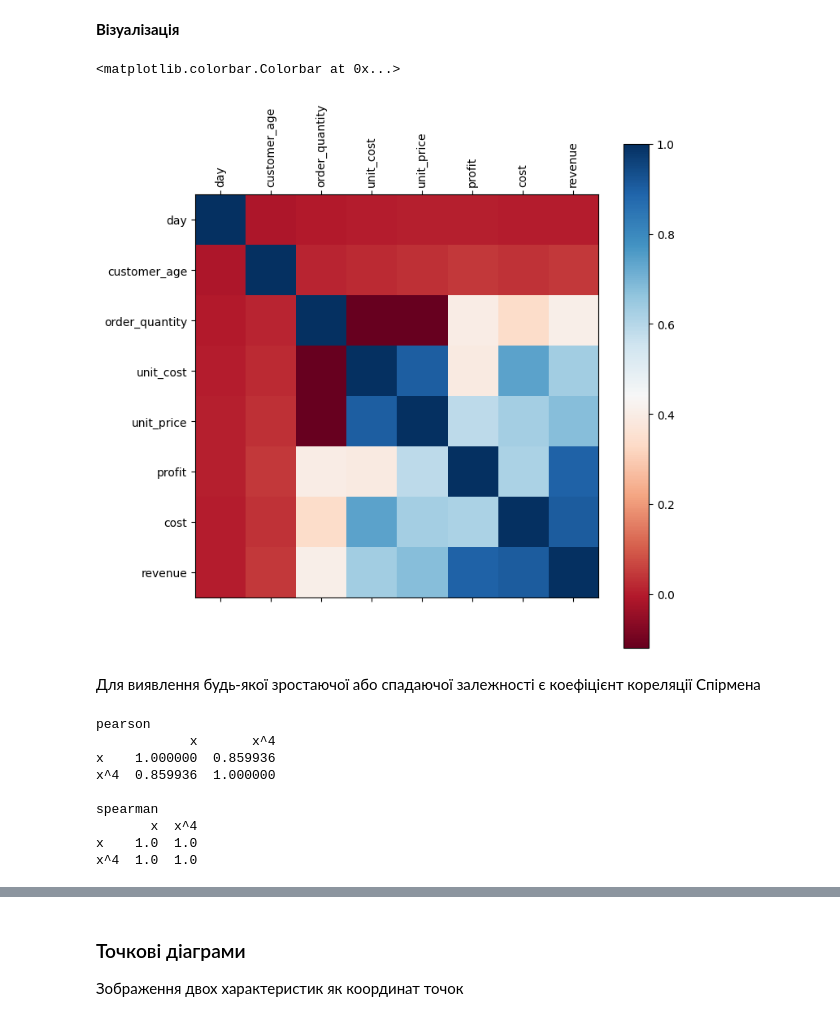
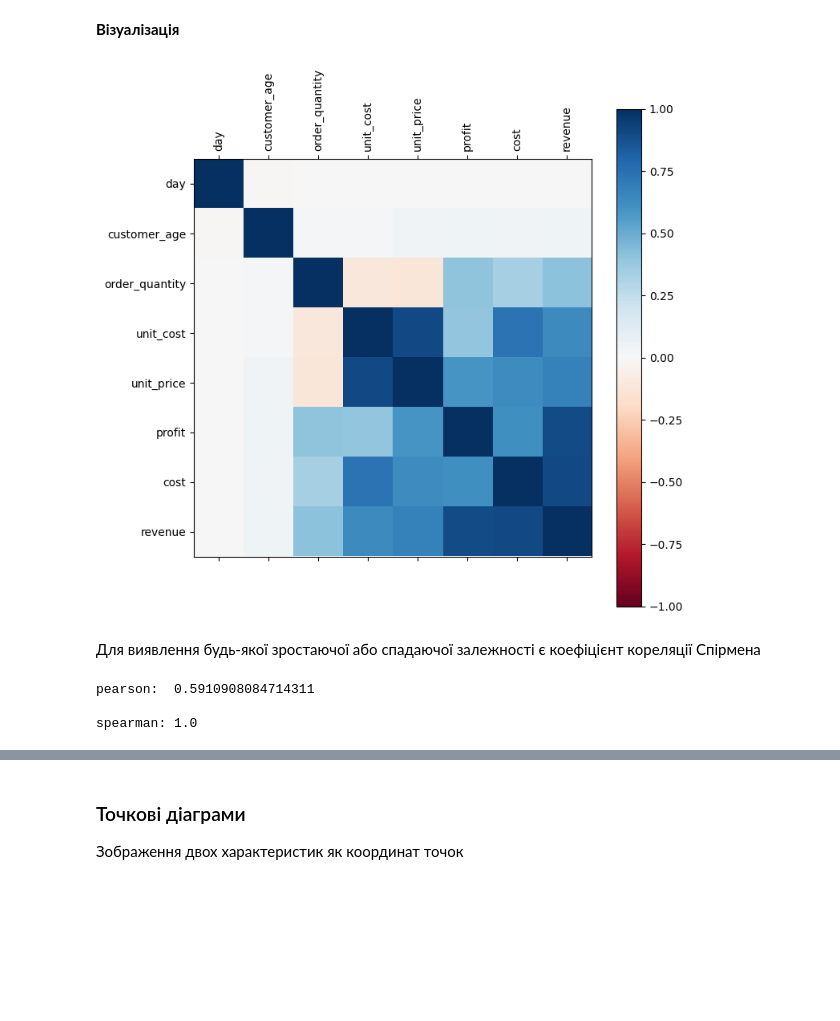
Before and after one commit to HalyshAnton/IT-Step-Pyton-AI, a Jupyter notebook: module2/data_analysis.ipynb, the cells around one changed output, grey strips where cells are left out. Cells and saved outputs as stored; diff of their text form; code cells hidden in the pictures; blank space fills up the shorter version.

```diff
--- a/module2/data_analysis.ipynb
+++ b/module2/data_analysis.ipynb
@@ -374,34 +376,29 @@ corr
 # %%
 fig = plt.figure(figsize=(8,8))
 plt.matshow(corr, cmap='RdBu', fignum=fig.number)
 
+# підписи для рядків та стовпчиків матриці
 plt.xticks(range(len(corr.columns)), corr.columns, rotation='vertical')
 plt.yticks(range(len(corr.columns)), corr.columns)
+
+# кольорова панель
 plt.colorbar()
+plt.clim(-1, 1)
 # %% [output]
-<matplotlib.colorbar.Colorbar at 0x...>
-[figure, old version]
+[figure, new version]
 # %% [markdown]
 Для виявлення будь-якої зростаючої або спадаючої залежності є коефіцієнт кореляції Спірмена
 # %%
-x = np.random.random(size=(100,))
+df = pd.DataFrame({'x': [1, 2, 3, 4, 5, 6, 7, 8, 9],
+                   'y': [1, 2, 23, 24, 105, 106, 507, 508, 10_009]})
 
-df = pd.DataFrame({'x': x,
-                   'x^4': x**4})
-
-print(f"pearson  \n{df.corr(method='pearson')}")
+print(f"pearson:  {df.corr(method='pearson').loc['x', 'y']}")
 print()
-print(f"spearman \n{df.corr(method='spearman')}")
+print(f"spearman: {df.corr(method='spearman').loc['x', 'y']}")
 # %% [output]
-pearson
-            x       x^4
-x    1.000000  0.859936
-x^4  0.859936  1.000000
+pearson:  0.5910908084714311
 
-spearman
-       x  x^4
-x    1.0  1.0
-x^4  1.0  1.0
+spearman: 1.0
 # %%
 corr = sales.corr(method='spearman')
 
```
Also changed, not shown: parts of 4 cells of this notebook.
